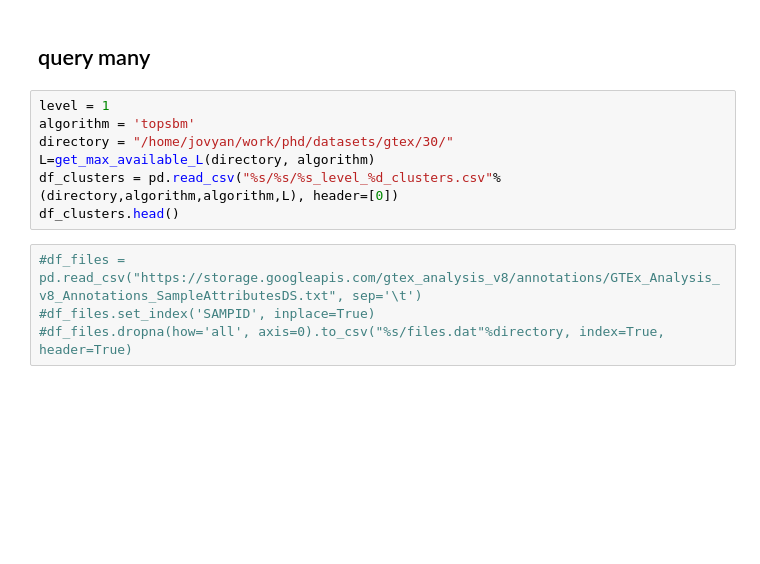
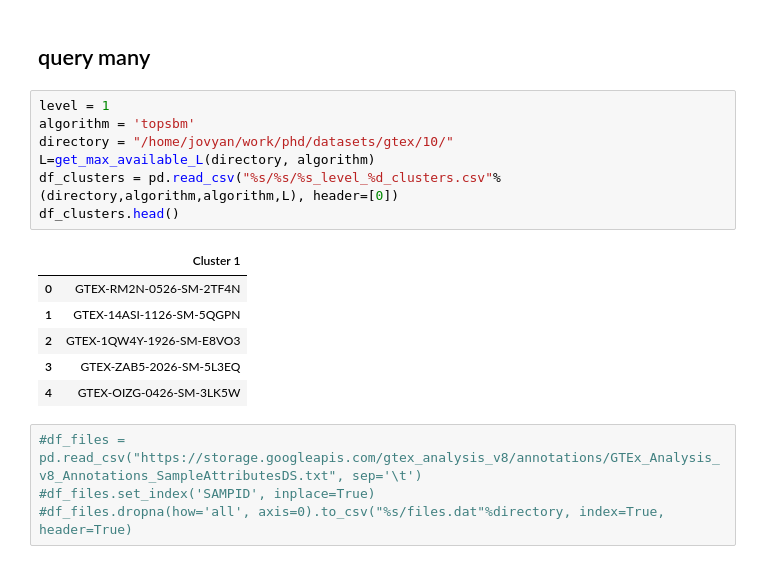
Before and after one commit to fvalle1/phd, a Jupyter notebook: hSBM_clusters.ipynb, the cells around one changed output. Drawn from its saved outputs; the diff is of its cells as text; blank space fills up the shorter version.

```diff
--- a/hSBM_clusters.ipynb
+++ b/hSBM_clusters.ipynb
@@ -19,10 +19,17 @@ from hsbmpy import *
 # %%
 level = 1
 algorithm = 'topsbm'
-directory = "/home/jovyan/work/phd/datasets/gtex/30/"
+directory = "/home/jovyan/work/phd/datasets/gtex/10/"
 L=get_max_available_L(directory, algorithm)
 df_clusters = pd.read_csv("%s/%s/%s_level_%d_clusters.csv"%(directory,algorithm,algorithm,L), header=[0])
 df_clusters.head()
+# %% [output]
+|  | Cluster 1 |
+| 0 | GTEX-RM2N-0526-SM-2TF4N |
+| 1 | GTEX-14ASI-1126-SM-5QGPN |
+| 2 | GTEX-1QW4Y-1926-SM-E8VO3 |
+| 3 | GTEX-ZAB5-2026-SM-5L3EQ |
+| 4 | GTEX-OIZG-0426-SM-3LK5W |
 # %%
 #df_files = pd.read_csv("https://storage.googleapis.com/gtex_analysis_v8/annotations/GTEx_Analysis_v8_Annotations_SampleAttributesDS.txt", sep='\t')
 #df_files.set_index('SAMPID', inplace=True)
```
Also changed, not shown: parts of 5 cells of this notebook, 5 other files.
